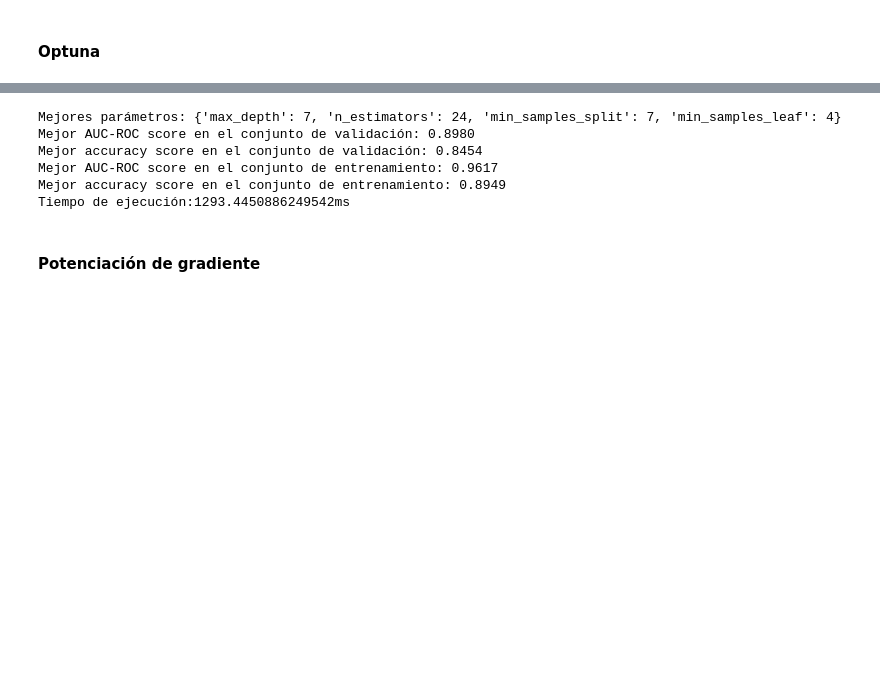
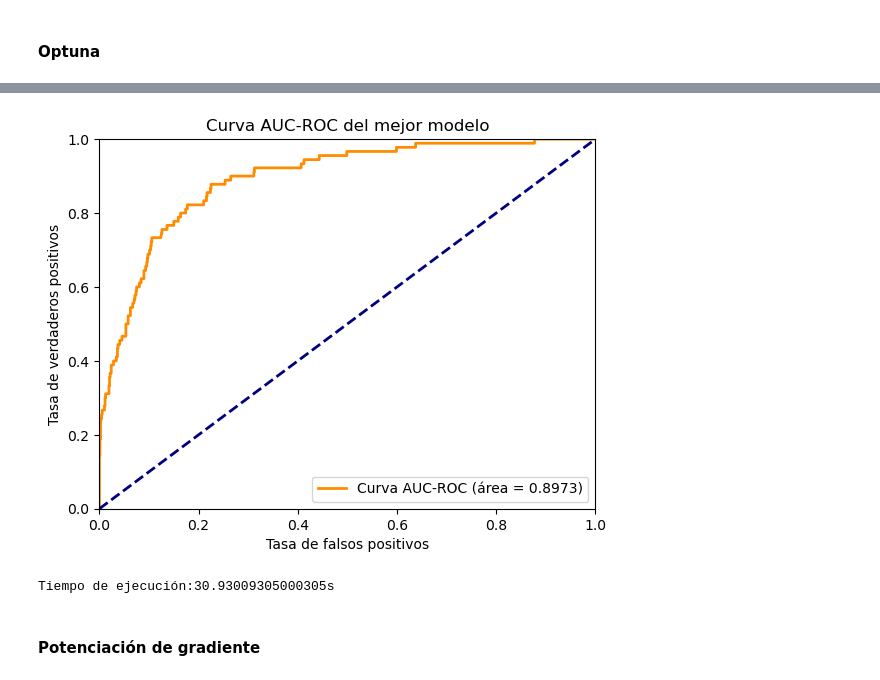
Before and after one commit to ja19191990/Retencion_de_clientes_en_la_industria_de_telecomunicaciones, a Jupyter notebook: 4.Models.ipynb, the cells around one changed output, grey strips where cells are left out. Cells and saved outputs as stored; diff of their text form; code cells hidden in the pictures; blank space fills up the shorter version.

Commit message:
Updated with optimized values

```diff
--- a/4.Models.ipynb
+++ b/4.Models.ipynb
@@ -85,16 +85,3 @@ model_lr = LogisticRegression(penalty='l2',
 grid = GridSearchCV(estimator=model_lr,
                     param_grid=param_grid,
                     cv=5)
-# %%
-# Convierte a 1D si era 2D
-target_upsampled = target_upsampled.squeeze()
-
-# Entrenar modelo
-start_time = time.time()
-grid_result = grid.fit(features_upsampled, target_upsampled)
-probabilities_valid = grid_result.predict_proba(features_valid)[:, 1]
-# probabilities_one_valid = probabilities_valid
-fpr, tpr, thresholds = roc_curve(target_valid, probabilities_valid)
-auc_roc_lr_grid = roc_auc_score(target_valid, probabilities_valid)
-print('El AUC-ROC score al usar la busqueda en cuadrícula y validación cruzada fue de :', auc_roc_lr_grid)
-print('Tiempo de ejecución:' + str((time.time() - start_time)) + 'ms')
@@ -311,7 +368,9 @@ Tiempo de ejecución:0.15738224983215332ms
 # %% [markdown]
 #### Optuna
 # %%
+# Creación de la clase
 
+optuna.logging.set_verbosity(optuna.logging.WARNING)
 class ModelOptimization:
     '''
     Creación de clase para tunear hiperparámetros utilizando Optuna
@@ -325,6 +384,7 @@ class ModelOptimization:
         self.best_auc_score_train = None
         self.best_acc_score_train = None
         self.best_acc_score = None
+        self.best_model = None
 
     def objective(self, trial):
         # Definir los hiperparámetros a optimizar
@@ -363,6 +423,9 @@ class ModelOptimization:
         self.best_acc_score_train = acc_score_train
         self.best_acc_score = acc_score
 
+        # Almacenar el mejor modelo
+        self.best_model = model
+
         return auc_score
 # %%
 # Para ejecutar Optuna
@@ -382,11 +445,27 @@ def optimize_model(features_train, features_valid, target_train, target_valid, n
     print(f"Mejor AUC-ROC score en el conjunto de entrenamiento: {optimizer.best_auc_score_train:.4f}")
     print(f"Mejor accuracy score en el conjunto de entrenamiento: {optimizer.best_acc_score_train:.4f}")
 
+    # Graficar la curva AUC-ROC con el mejor modelo
+    best_model = optimizer.best_model
+    predictions_valid_proba = best_model.predict_proba(features_valid)[:, 1]
+    fpr, tpr, _ = roc_curve(target_valid, predictions_valid_proba)
+
+    plt.figure()
+    plt.plot(fpr, tpr, color='darkorange', lw=2, label='Curva AUC-ROC (área = %0.4f)' % study.best_value)
+    plt.plot([0, 1], [0, 1], color='navy', lw=2, linestyle='--')
+    plt.xlim([0.0, 1.0])
+    plt.ylim([0.0, 1.0])
+    plt.xlabel('Tasa de falsos positivos')
+    plt.ylabel('Tasa de verdaderos positivos')
+    plt.title('Curva AUC-ROC del mejor modelo')
+    plt.legend(loc='lower right')
+    plt.show()
+
     return study
 # %%
 # Ejecutar la optimización
 start_time = time.time()
 study = optimize_model(features_upsampled_ord, features_valid_ord,
-                       target_upsampled_ord, target_valid_ord, n_trials=4000)
-print('Tiempo de ejecución:' + str((time.time() - start_time)) + 'ms')
+                       target_upsampled_ord, target_valid_ord, n_trials=500)
+print('Tiempo de ejecución:' + str((time.time() - start_time)) + 's')
 # %% [output]
@@ -410,9 +477,5 @@ print('Tiempo de ejecución:' + str((time.time() - start_time)) + 'ms')
+[figure, added]
-Mejores parámetros: {'max_depth': 7, 'n_estimators': 24, 'min_samples_split': 7, 'min_samples_leaf': 4}
-Mejor AUC-ROC score en el conjunto de validación: 0.8980
-Mejor accuracy score en el conjunto de validación: 0.8454
-Mejor AUC-ROC score en el conjunto de entrenamiento: 0.9617
-Mejor accuracy score en el conjunto de entrenamiento: 0.8949
-Tiempo de ejecución:1293.4450886249542ms
+Tiempo de ejecución:30.93009305000305s
 # %%
 # Graficar el historial de optimización
 
```
Also changed, not shown: parts of 22 cells of this notebook, 4 other files.
